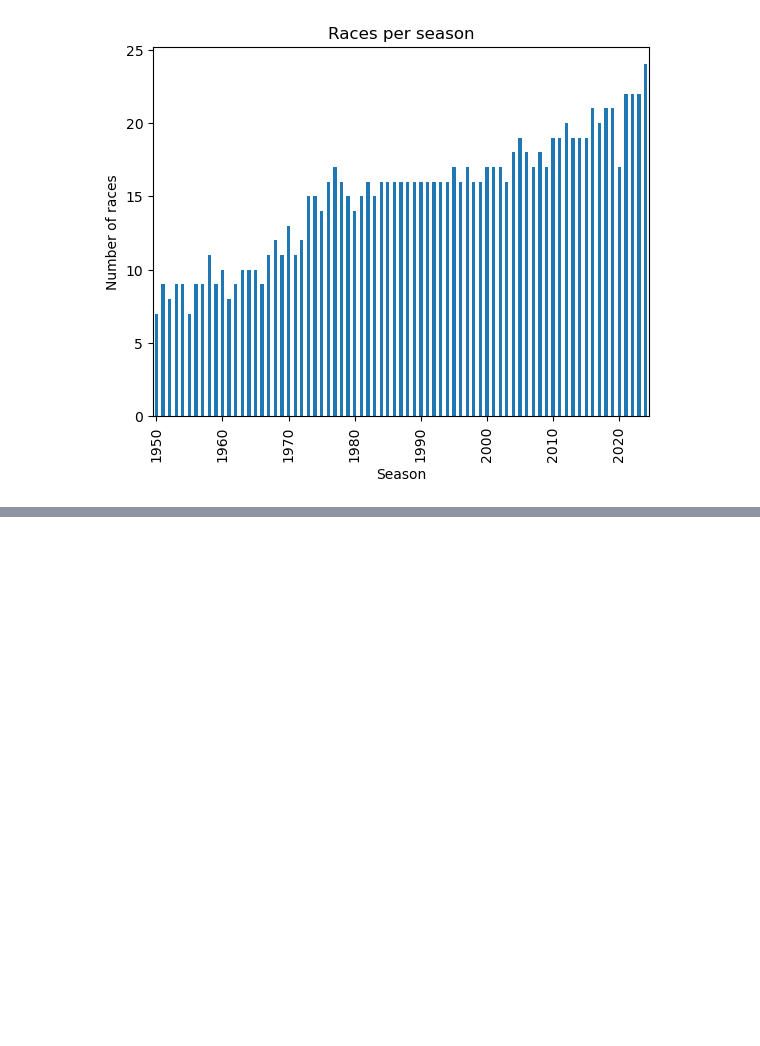
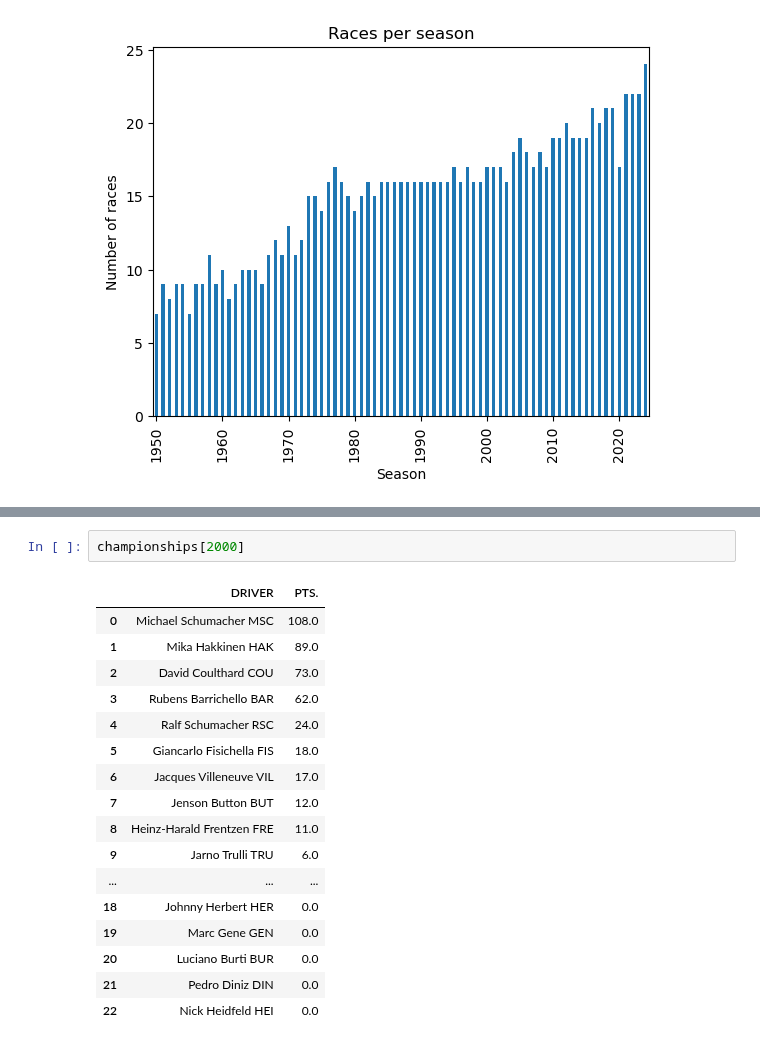
Before and after one commit to pbollhorn/bi-group5, a Jupyter notebook: mini_project_1.ipynb, the cells around one changed output, grey strips where cells are left out. Saved outputs shown, nothing was run; the diff lists cells and outputs as text; blank space fills up the shorter version.

```diff
--- a/mini_project_1.ipynb
+++ b/mini_project_1.ipynb
@@ -91,0 +113,20 @@ From 7 races in 1950 to 24 races in 2024 is an increase by a factor of 3.4
+# %%
+championships[2000]
+# %% [output]
+|  | DRIVER | PTS. |
+| 0 | Michael Schumacher MSC | 108.0 |
+| 1 | Mika Hakkinen HAK | 89.0 |
+| 2 | David Coulthard COU | 73.0 |
+| 3 | Rubens Barrichello BAR | 62.0 |
+| 4 | Ralf Schumacher RSC | 24.0 |
+| 5 | Giancarlo Fisichella FIS | 18.0 |
+| 6 | Jacques Villeneuve VIL | 17.0 |
+| 7 | Jenson Button BUT | 12.0 |
+| 8 | Heinz-Harald Frentzen FRE | 11.0 |
+| 9 | Jarno Trulli TRU | 6.0 |
+| ... | ... | ... |
+| 18 | Johnny Herbert HER | 0.0 |
+| 19 | Marc Gene GEN | 0.0 |
+| 20 | Luciano Burti BUR | 0.0 |
+| 21 | Pedro Diniz DIN | 0.0 |
+| 22 | Nick Heidfeld HEI | 0.0 |
```
Also changed, not shown: parts of 17 cells of this notebook, 4 other files.
